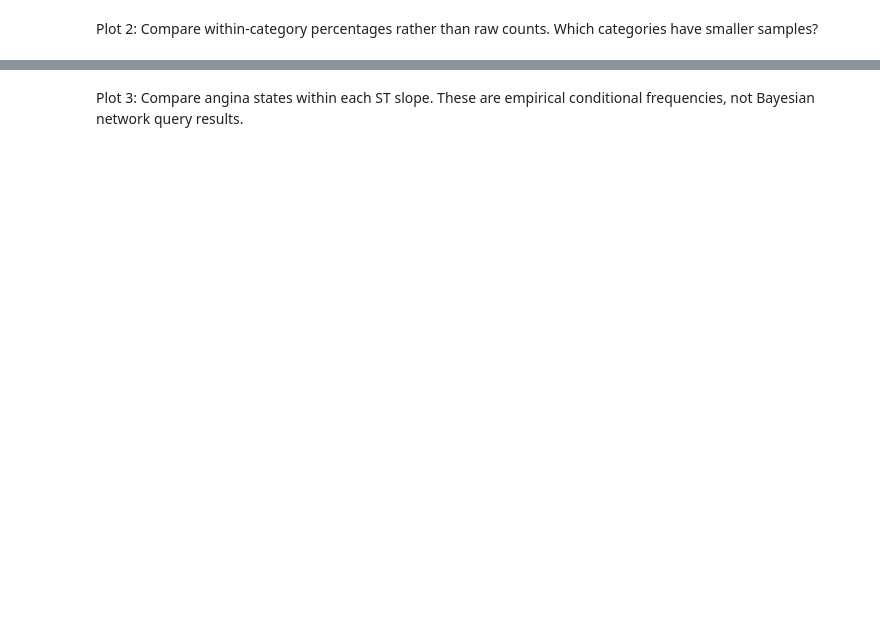
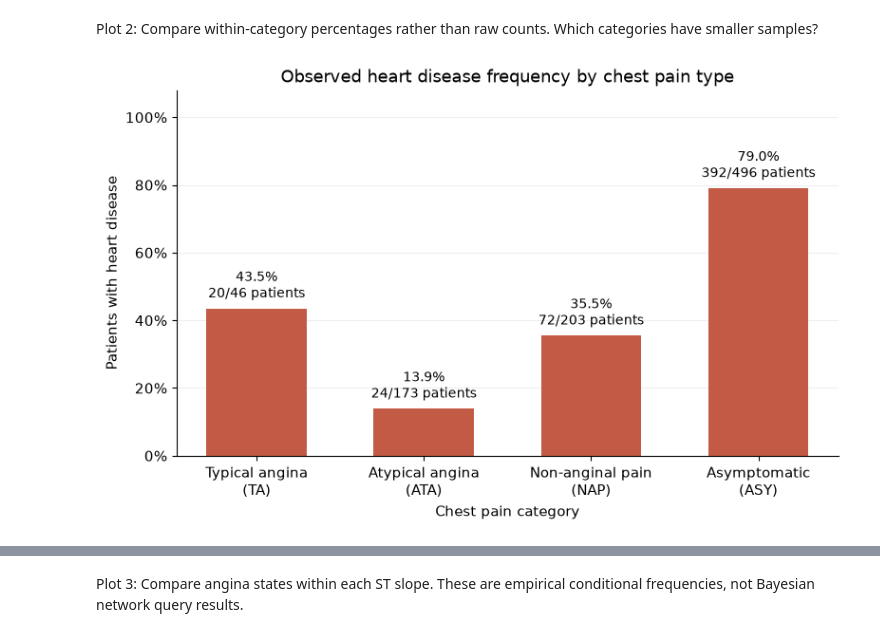
Before and after one commit to frangu617/USD, a Jupyter notebook: AAI_500/M5_Assignments/AAI_500_M5_Assignment_EDA.ipynb, the cells around one changed output, grey strips where cells are left out. Saved outputs shown, nothing was run; the diff lists cells and outputs as text; code cells hidden in the pictures; blank space fills up the shorter version.

```diff
--- a/AAI_500/M5_Assignments/AAI_500_M5_Assignment_EDA.ipynb
+++ b/AAI_500/M5_Assignments/AAI_500_M5_Assignment_EDA.ipynb
@@ -123,18 +130,19 @@ Plot 2: Compare within-category percentages rather than raw counts. Which catego
 # %%
 # Mean of a binary 0/1 target equals the fraction with HeartDisease=1.
 order = ["TA", "ATA", "NAP", "ASY"]
 stats = df.groupby("ChestPainType")["HeartDisease"].agg(["mean", "count", "sum"]).reindex(order)
 fig, ax = plt.subplots(figsize=(9, 5))
 bars = ax.bar(order, stats["mean"] * 100, color=colors[1], width=0.6)
 for bar, row in zip(bars, stats.itertuples()):
     ax.text(bar.get_x() + bar.get_width()/2, bar.get_height() + 2,
             f"{row.mean:.1%}\n{int(row.sum)}/{int(row.count)} patients",
             ha="center", va="bottom", fontsize=10)
 ax.set_xticks(range(4), ["Typical angina\n(TA)", "Atypical angina\n(ATA)",
                        "Non-anginal pain\n(NAP)", "Asymptomatic\n(ASY)"])
 ax.set(title="Observed heart disease frequency by chest pain type",
        xlabel="Chest pain category", ylabel="Patients with heart disease", ylim=(0, 108))
 ax.yaxis.set_major_formatter(PercentFormatter(100))
 ax.grid(axis="y", alpha=0.2)
 ax.set_axisbelow(True)
-save_plot(fig, "02_chest_pain_heart_disease_rate.png")
+# %% [output]
+[figure, added]
```
Also changed, not shown: parts of 9 cells of this notebook, 18 other files.
